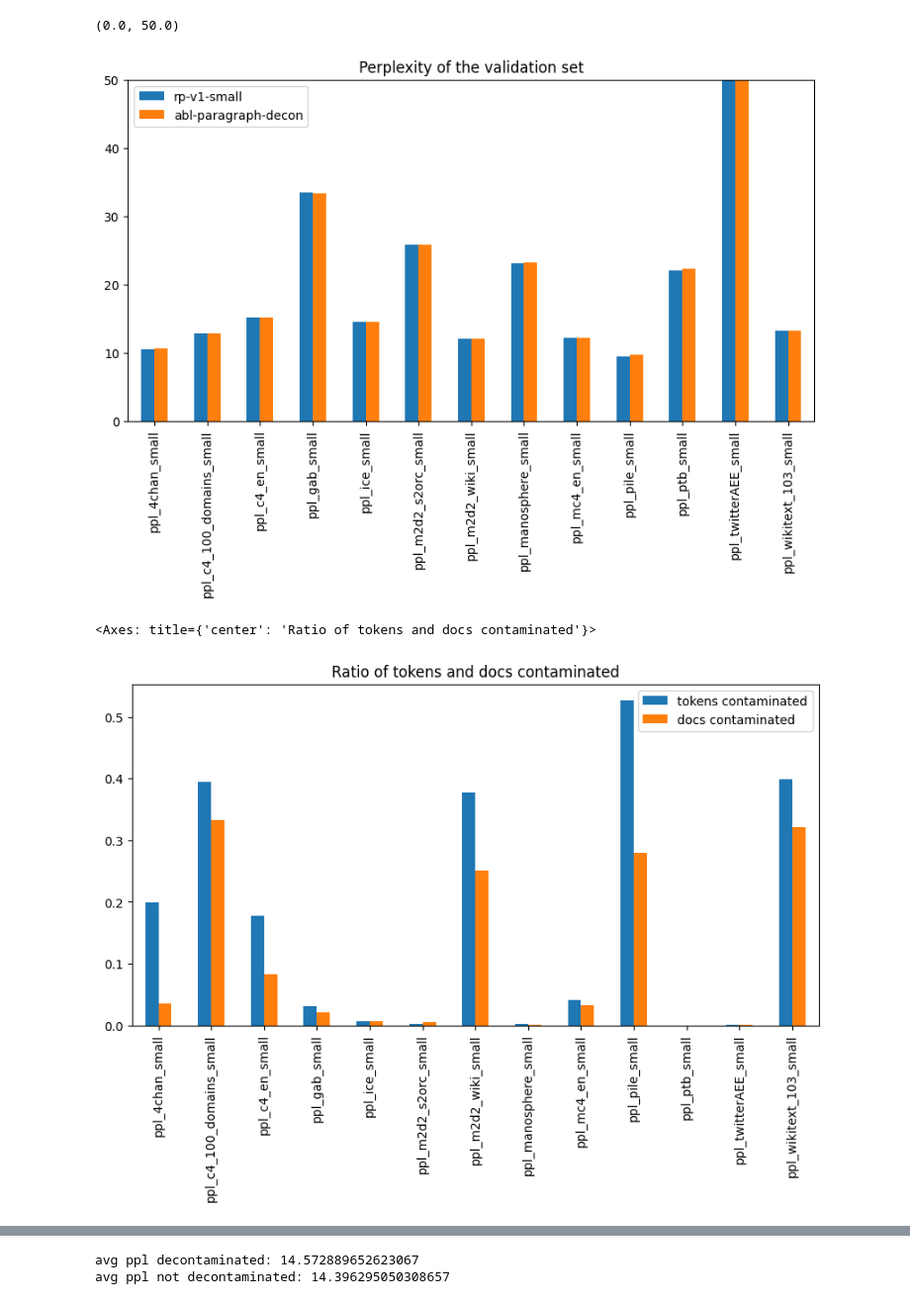
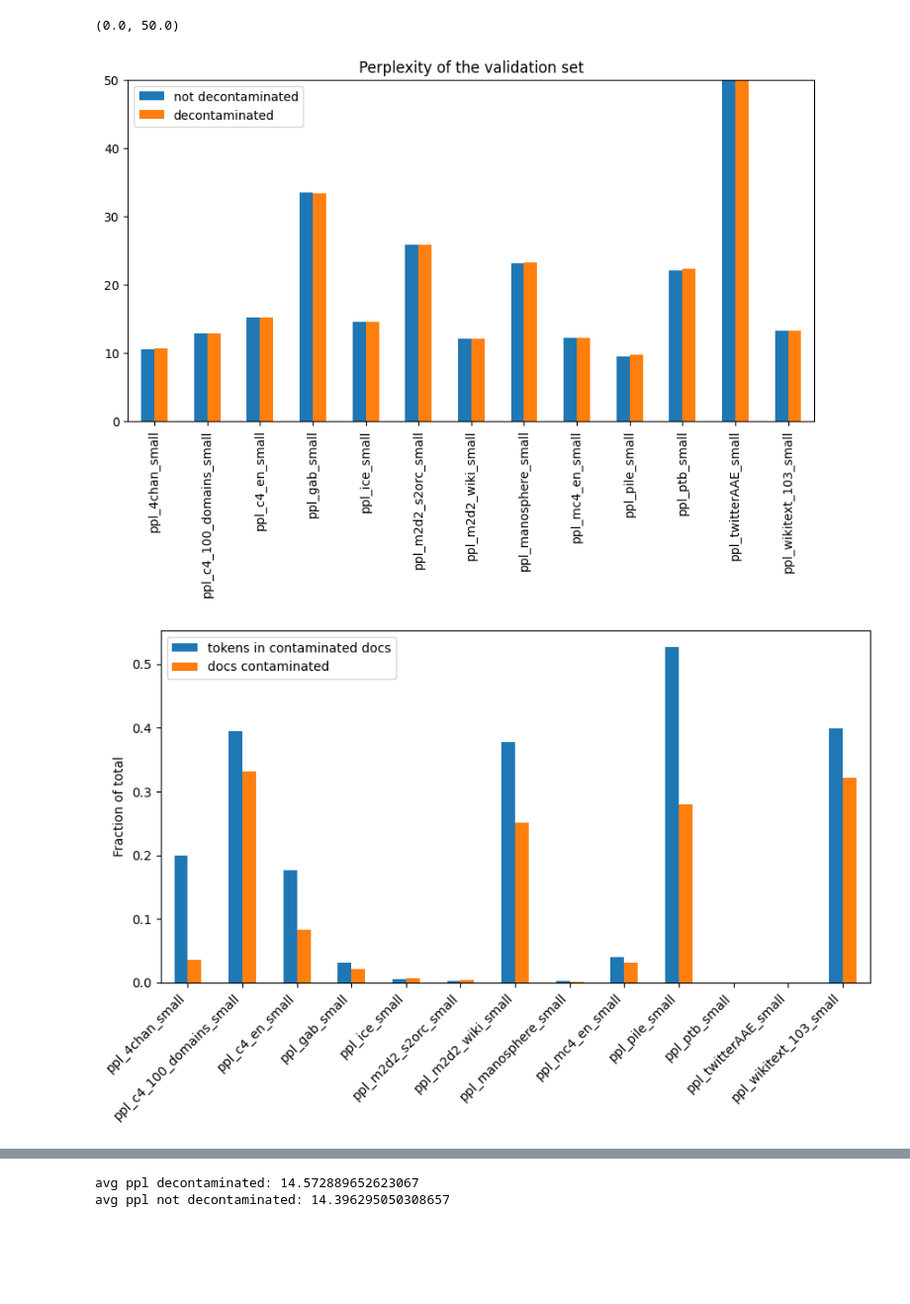
Before and after one commit to allenai/catwalk, a Jupyter notebook: scripts/visualization/ppl_contam.ipynb, the cells around one changed output, grey strips where cells are left out. Shown at 99% size. Drawn from its saved outputs; the diff is of its cells as text; code cells hidden in the pictures; blank space fills up the shorter version.

Commit message:
improve figures

```diff
--- a/scripts/visualization/ppl_contam.ipynb
+++ b/scripts/visualization/ppl_contam.ipynb
@@ -15,7 +15,20 @@ contaminated_ids = set(contaminated_ids)
 # the catwalk "prediction.jsonl" outputs
 predictions_baseline = [json.loads(line) for line in open(os.path.join(ablations_dir, "predictions/rp_v1_small.jsonl"))]
 predictions_decon = [json.loads(line) for line in open(os.path.join(ablations_dir, "predictions/abl-paragraph-decon.jsonl"))]
-predictions = {"rp-v1-small": predictions_baseline, "abl-paragraph-decon": predictions_decon}
+predictions = {"not decontaminated": predictions_baseline, "decontaminated": predictions_decon}
+# %%
+def update_names(name):
+
+    domain_name_map = {
+        "ppl_twitterAEE_small": "ppl_twitterAAE_small",
+    }
+    if name in domain_name_map:
+        return domain_name_map[name]
+    return name
+
+for run_name, run in predictions.items():
+    for domain in run:
+         domain['task'] = update_names(domain['task'])
 # %%
 import pandas as pd
 
@@ -33,7 +46,7 @@ import matplotlib.pyplot as plt
 plt.ylim(0, 50)
 # %% [output]
 (0.0, 50.0)
-[figure, old version]
+[figure, new version]
 # %%
 def tokens_contamianted(per_instance, contaminated_ids):
     num_tokens = 0
@@ -54,40 +67,43 @@ def docs_contamianted(per_instance, contaminated_ids):
             continue
         num_docs += 1
     return num_docs / total_docs
 
 
 # recompute ppl_token for just the contaminated ids
 tokens_contam = {
     run_name + ' tokens contaminated':{
         domain['task']:tokens_contamianted(domain['per_instance'], contaminated_ids)
         for domain in run
     }
     for run_name, run in predictions.items()
 }
 
-assert all(domain1 == domain2 for domain1, domain2 in zip(tokens_contam['rp-v1-small tokens contaminated'].values(), tokens_contam['abl-paragraph-decon tokens contaminated'].values()))
+assert all(domain1 == domain2 for domain1, domain2 in zip(tokens_contam['not decontaminated tokens contaminated'].values(), tokens_contam['decontaminated tokens contaminated'].values()))
 
 # recompute ppl_token for just the contaminated ids
 docs_contam = {
     run_name + ' docs contaminated':{
         domain['task'] :docs_contamianted(domain['per_instance'], contaminated_ids)
         for domain in run
     }
     for run_name, run in predictions.items()
 }
 
-assert all(domain1 == domain2 for domain1, domain2 in zip(docs_contam['rp-v1-small docs contaminated'].values(), docs_contam['abl-paragraph-decon docs contaminated'].values()))
+assert all(domain1 == domain2 for domain1, domain2 in zip(docs_contam['not decontaminated docs contaminated'].values(), docs_contam['decontaminated docs contaminated'].values()))
 
 
 # merge first row from each dict
-docs_and_tokens_contam = {'tokens contaminated':{**tokens_contam['rp-v1-small tokens contaminated']}, 'docs contaminated':{**docs_contam['rp-v1-small docs contaminated']}}
+docs_and_tokens_contam = {'tokens in contaminated docs':{**tokens_contam['not decontaminated tokens contaminated']}, 'docs contaminated':{**docs_contam['not decontaminated docs contaminated']}}
 df_docs_and_tokens_contam = pd.DataFrame(docs_and_tokens_contam).T
 
-df_docs_and_tokens_contam.T.plot.bar(figsize=(10, 5), title="Ratio of tokens and docs contaminated")
-#
+fig = df_docs_and_tokens_contam.T.plot.bar(figsize=(10, 5), ylabel="Fraction of total")
+# rotate x-axis labels 45
+fig.set_xticklabels(fig.get_xticklabels(), rotation=45, horizontalalignment='right')
+
+# output as pdf
+fig.get_figure().savefig(os.path.join(ablations_dir, 'figures', "eval_contam_wrt_RP.pdf"), bbox_inches='tight')
 # %% [output]
-<Axes: title={'center': 'Ratio of tokens and docs contaminated'}>
-[figure, old version]
+[figure, new version]
 # %%
 import math
 
```
Also changed, not shown: parts of 6 cells of this notebook.
